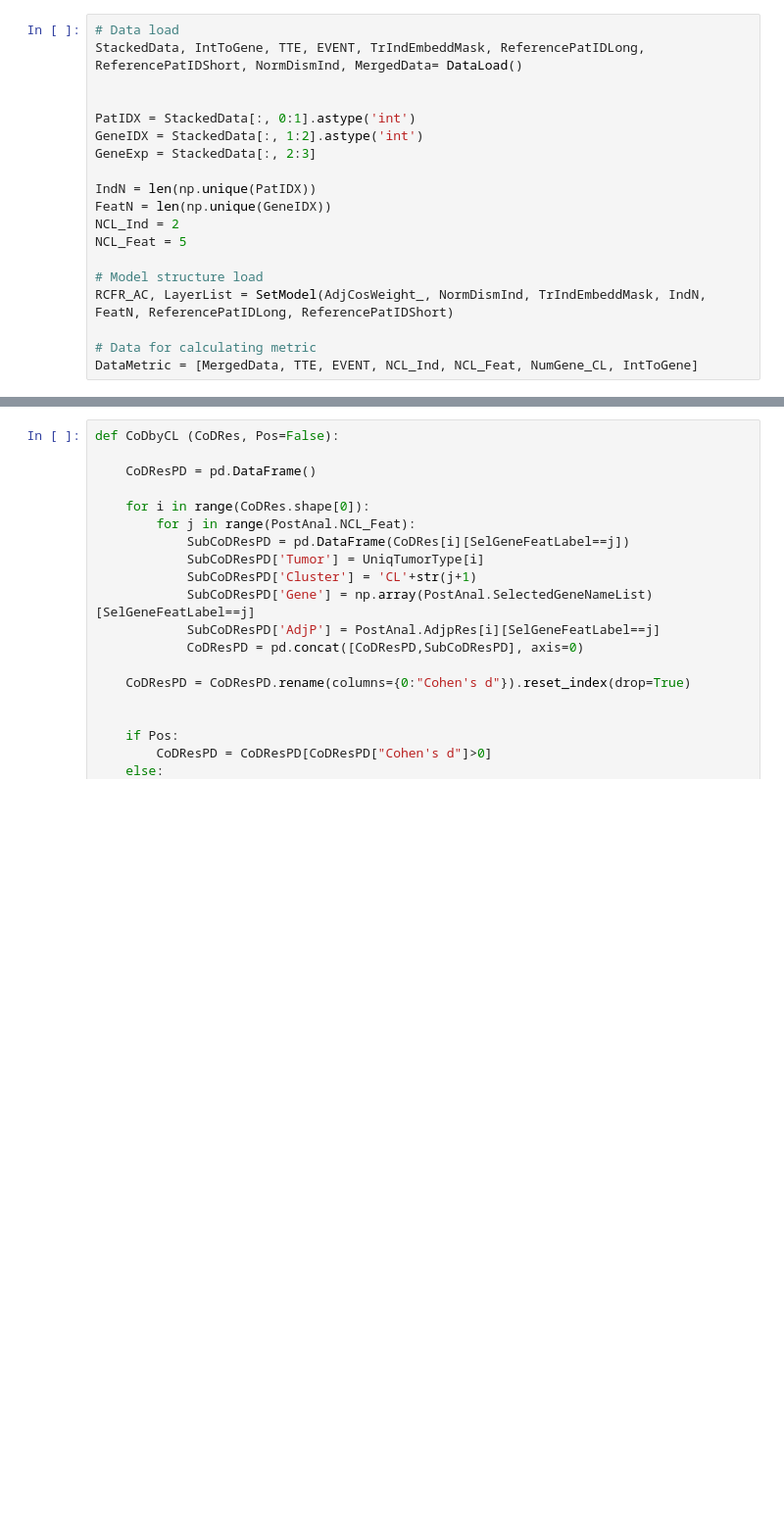
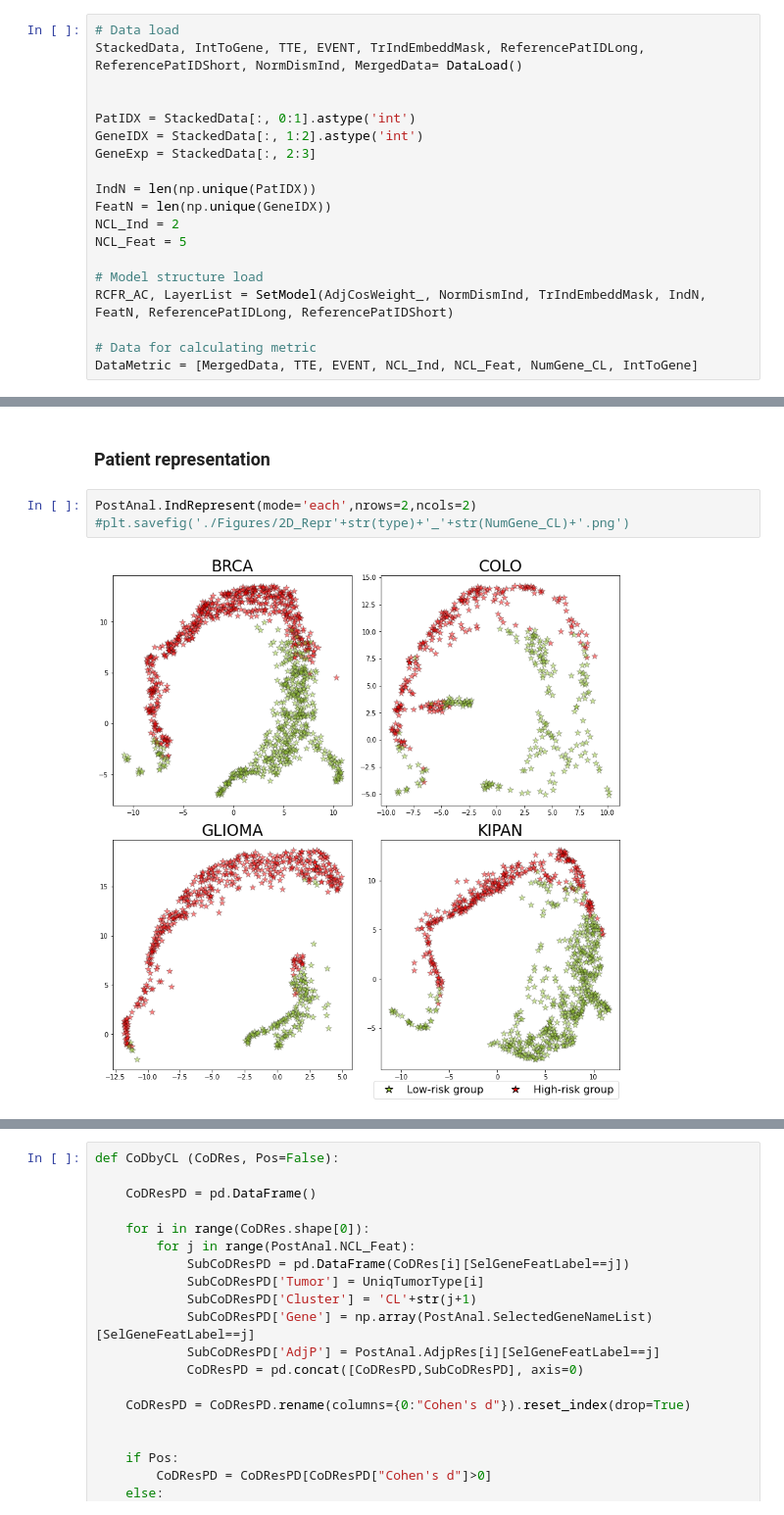
Before and after one commit to JunetaeKim/SurProGenes, a Jupyter notebook: Analysis/2.3.Subtype_BestRCFR_AC_PostEval.ipynb, the cells around one changed output, grey strips where cells are left out. Shown at 98% size. Drawn from its saved outputs; the diff is of its cells as text; blank space fills up the shorter version.

```diff
--- a/Analysis/2.3.Subtype_BestRCFR_AC_PostEval.ipynb
+++ b/Analysis/2.3.Subtype_BestRCFR_AC_PostEval.ipynb
@@ -85,0 +98,7 @@ plt.savefig('./Figures/SurvivalGraph'+str(type)+'_'+str(NumGene_CL)+'.png')
+# %% [markdown]
+### Patient representation
+# %%
+PostAnal.IndRepresent(mode='each',nrows=2,ncols=2)
+#plt.savefig('./Figures/2D_Repr'+str(type)+'_'+str(NumGene_CL)+'.png')
+# %% [output]
+[figure, added]
```
Also changed, not shown: parts of 20 cells of this notebook, 2 other files.
